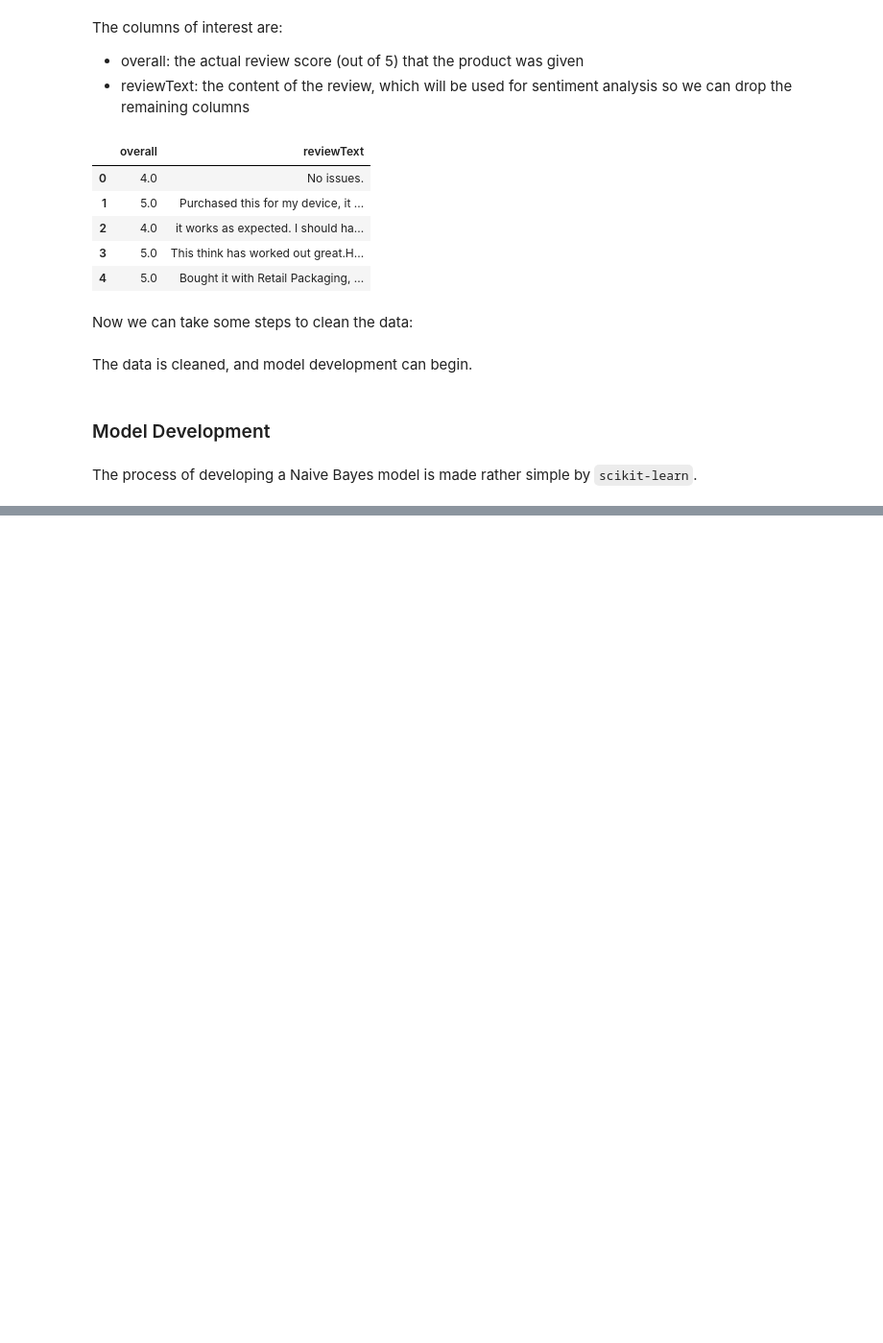
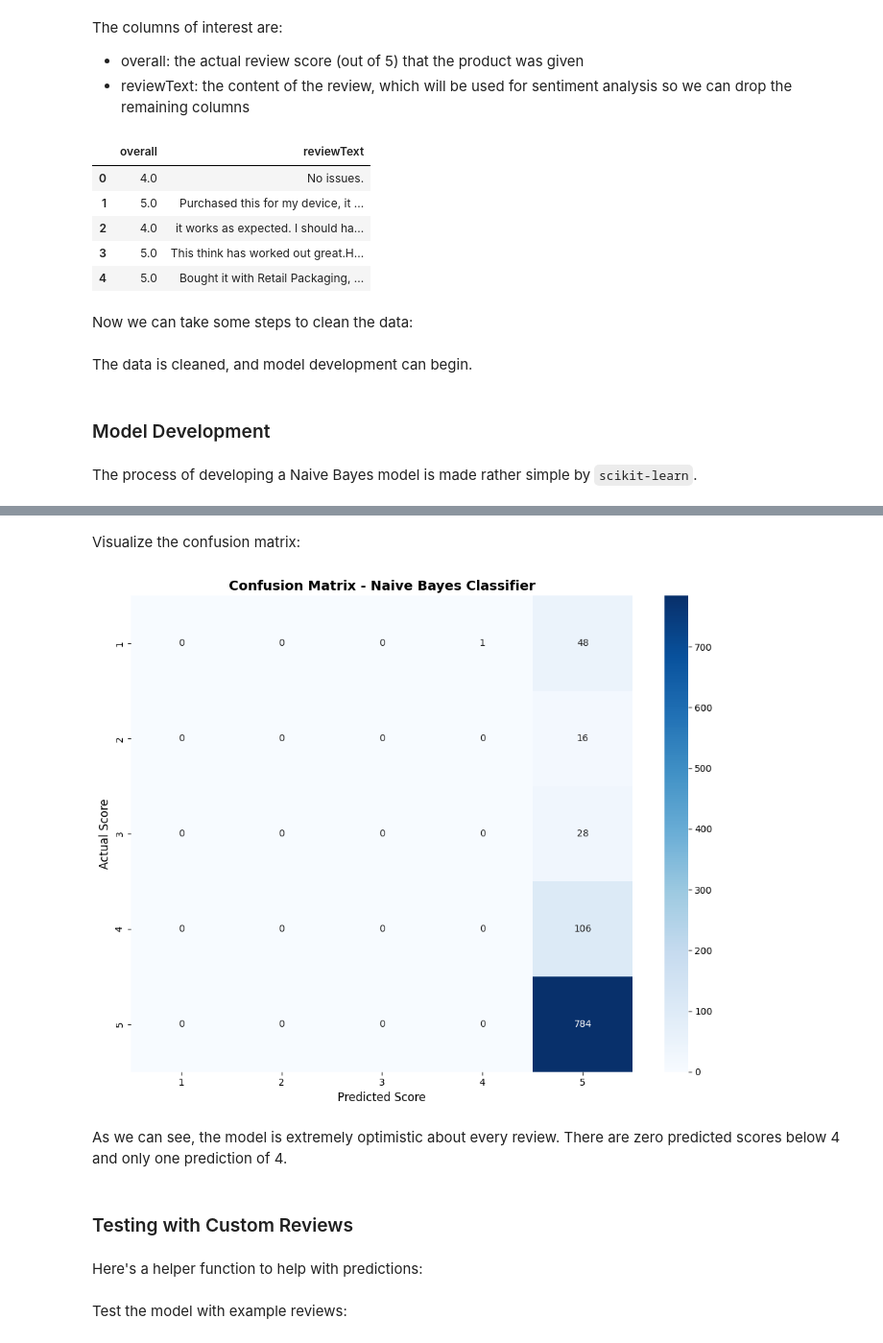
Before and after one commit to RonCodes88/insightly, a Jupyter notebook: naive_bayes/naive_bayes.ipynb, the cells around one changed output, grey strips where cells are left out. Shown: that part at 96% size. Cells and saved outputs as stored; diff of their text form; code cells hidden in the pictures; blank space fills up the shorter version.

Commit message:
complete naive bayes baseline model

```diff
--- a/naive_bayes/naive_bayes.ipynb
+++ b/naive_bayes/naive_bayes.ipynb
@@ -65,0 +100,13 @@ The process of developing a Naive Bayes model is made rather simple by `scikit-l
+# %%
+model = Pipeline([
+    ('tfidf', TfidfVectorizer(
+        max_features=5000,        # Use top 5000 most important words
+        stop_words='english',     # Remove common English words
+        ngram_range=(1, 2),       # Use unigrams and bigrams
+        min_df=2                  # Ignore terms that appear in less than 2 documents
+    )),
+    ('classifier', MultinomialNB(alpha=1.0))  # Laplace smoothing
+])
+
+# Train the model
+model.fit(X_train, y_train)
@@ -65,0 +122,8 @@ The process of developing a Naive Bayes model is made rather simple by `scikit-l
+# %%
+y_pred = model.predict(X_test)
+
+accuracy = accuracy_score(y_test, y_pred)
+print(f"Accuracy: {accuracy:.4f}\n")
+
+print("Classification Report:")
+print(classification_report(y_test, y_pred))
@@ -65,0 +145,22 @@ The process of developing a Naive Bayes model is made rather simple by `scikit-l
+# %% [markdown]
+Visualize the confusion matrix:
+# %%
+cm = confusion_matrix(y_test, y_pred)
+
+plt.figure(figsize=(10, 8))
+sns.heatmap(cm, annot=True, fmt='d', cmap='Blues',
+            xticklabels=[1, 2, 3, 4, 5],
+            yticklabels=[1, 2, 3, 4, 5])
+plt.title('Confusion Matrix - Naive Bayes Classifier', fontsize=14, fontweight='bold')
+plt.ylabel('Actual Score', fontsize=12)
+plt.xlabel('Predicted Score', fontsize=12)
+plt.tight_layout()
+plt.show()
+# %% [output]
+[figure, added]
+# %% [markdown]
+As we can see, the model is extremely optimistic about every review. There are zero predicted scores below 4 and only one prediction of 4.
+# %% [markdown]
+### Testing with Custom Reviews
+# %% [markdown]
+Here's a helper function to help with predictions:
@@ -65,0 +181,2 @@ The process of developing a Naive Bayes model is made rather simple by `scikit-l
+# %% [markdown]
+Test the model with example reviews:
```
Also changed, not shown: parts of 22 cells of this notebook.
